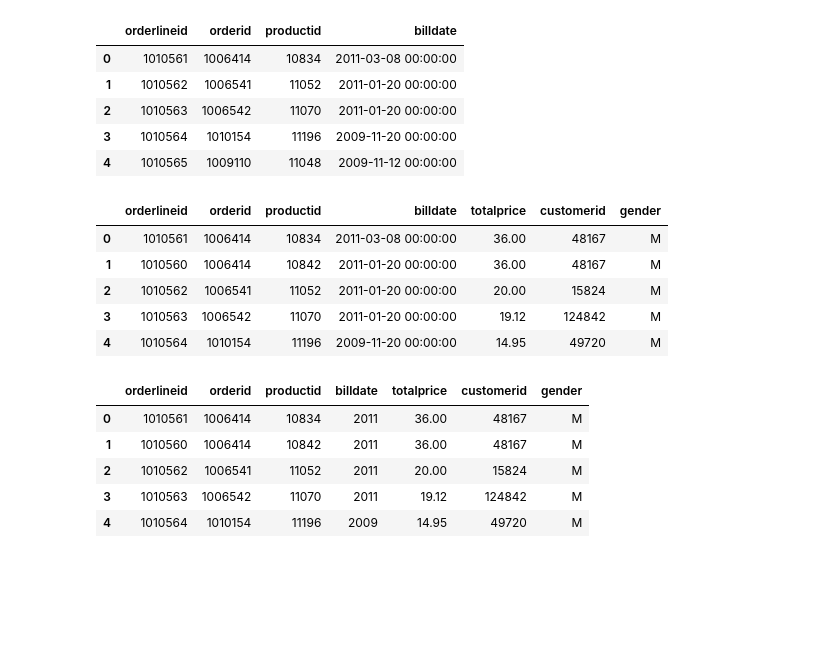
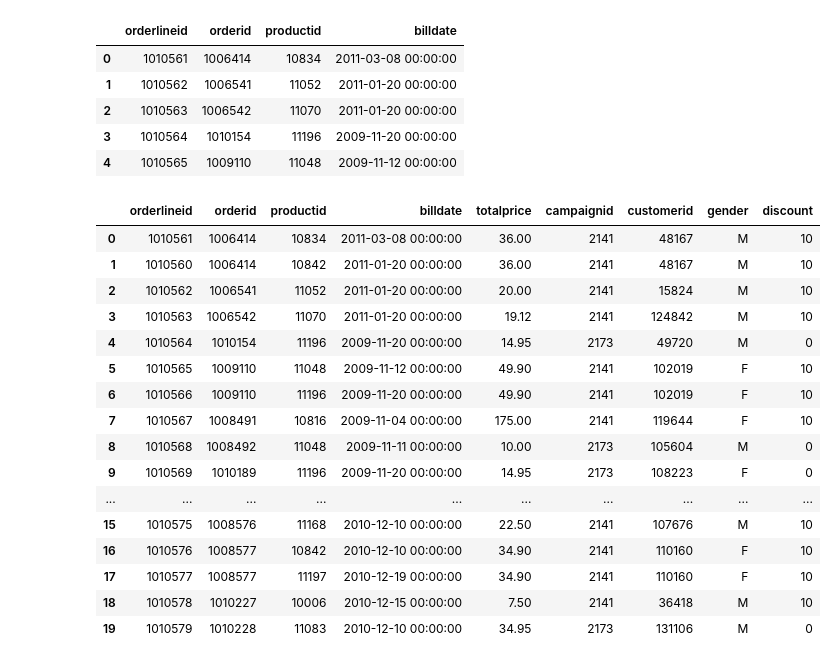
Before and after one commit to MariuszWroc/dataScience, a Jupyter notebook: data science - projekt.ipynb, the cells around one changed output. Saved outputs shown, nothing was run; the diff lists cells and outputs as text; code cells hidden in the pictures; blank space fills up the shorter version.

```diff
--- a/data science - projekt.ipynb
+++ b/data science - projekt.ipynb
@@ -127,0 +93,4 @@ ordersCustomer.head()
+# %%
+selectCampaigns = '''SELECT discount, campaignid from campaigns '''
+campaignsDF = pd.read_sql_query(selectCampaigns, dbConnection)
+campaignsDF.sort_values(by=["discount"], ascending=0).head(100)
@@ -127,0 +116,3 @@ ordersCustomer.head()
+# %%
+ordersCustomerAndCampaigns = ordersCustomer.merge(campaignsDF, on='campaignid')
+ordersCustomerAndCampaigns.head()
@@ -138,14 +136,25 @@ orderLines.head()
 | 3 | 1010564 | 1010154 | 11196 | 2009-11-20 00:00:00 |
 | 4 | 1010565 | 1009110 | 11048 | 2009-11-12 00:00:00 |
 # %%
-orderlinesOrderCustomer = orderLines.merge(ordersCustomer, on='orderid')
+orderlinesOrderCustomerCampaign = orderLines.merge(ordersCustomerAndCampaigns, on='orderid')
-# %%
-orderlinesOrderCustomer.head()
-# %% [output]
-|  | orderlineid | orderid | productid | billdate | totalprice | customerid | gender |
-| 0 | 1010561 | 1006414 | 10834 | 2011-03-08 00:00:00 | 36.00 | 48167 | M |
-| 1 | 1010560 | 1006414 | 10842 | 2011-01-20 00:00:00 | 36.00 | 48167 | M |
-| 2 | 1010562 | 1006541 | 11052 | 2011-01-20 00:00:00 | 20.00 | 15824 | M |
-| 3 | 1010563 | 1006542 | 11070 | 2011-01-20 00:00:00 | 19.12 | 124842 | M |
-| 4 | 1010564 | 1010154 | 11196 | 2009-11-20 00:00:00 | 14.95 | 49720 | M |
+# %%
+orderlinesOrderCustomerCampaign.head(20)
+# %% [output]
+|  | orderlineid | orderid | productid | billdate | totalprice | campaignid | customerid | gender | discount |
+| 0 | 1010561 | 1006414 | 10834 | 2011-03-08 00:00:00 | 36.00 | 2141 | 48167 | M | 10 |
+| 1 | 1010560 | 1006414 | 10842 | 2011-01-20 00:00:00 | 36.00 | 2141 | 48167 | M | 10 |
+| 2 | 1010562 | 1006541 | 11052 | 2011-01-20 00:00:00 | 20.00 | 2141 | 15824 | M | 10 |
+| 3 | 1010563 | 1006542 | 11070 | 2011-01-20 00:00:00 | 19.12 | 2141 | 124842 | M | 10 |
+| 4 | 1010564 | 1010154 | 11196 | 2009-11-20 00:00:00 | 14.95 | 2173 | 49720 | M | 0 |
+| 5 | 1010565 | 1009110 | 11048 | 2009-11-12 00:00:00 | 49.90 | 2141 | 102019 | F | 10 |
+| 6 | 1010566 | 1009110 | 11196 | 2009-11-20 00:00:00 | 49.90 | 2141 | 102019 | F | 10 |
+| 7 | 1010567 | 1008491 | 10816 | 2009-11-04 00:00:00 | 175.00 | 2141 | 119644 | F | 10 |
+| 8 | 1010568 | 1008492 | 11048 | 2009-11-11 00:00:00 | 10.00 | 2173 | 105604 | M | 0 |
+| 9 | 1010569 | 1010189 | 11196 | 2009-11-20 00:00:00 | 14.95 | 2173 | 108223 | F | 0 |
+| ... | ... | ... | ... | ... | ... | ... | ... | ... | ... |
+| 15 | 1010575 | 1008576 | 11168 | 2010-12-10 00:00:00 | 22.50 | 2141 | 107676 | M | 10 |
+| 16 | 1010576 | 1008577 | 10842 | 2010-12-10 00:00:00 | 34.90 | 2141 | 110160 | F | 10 |
+| 17 | 1010577 | 1008577 | 11197 | 2010-12-19 00:00:00 | 34.90 | 2141 | 110160 | F | 10 |
+| 18 | 1010578 | 1010227 | 10006 | 2010-12-15 00:00:00 | 7.50 | 2141 | 36418 | M | 10 |
+| 19 | 1010579 | 1010228 | 11083 | 2010-12-10 00:00:00 | 34.95 | 2173 | 131106 | M | 0 |
 # %%
@@ -153,9 +161,0 @@ orderlinesOrderCustomer["billdate"] = pd.to_datetime(orderlinesOrderCustomer["bi
-# %%
-orderlinesOrderCustomer.head()
-# %% [output]
-|  | orderlineid | orderid | productid | billdate | totalprice | customerid | gender |
-| 0 | 1010561 | 1006414 | 10834 | 2011 | 36.00 | 48167 | M |
-| 1 | 1010560 | 1006414 | 10842 | 2011 | 36.00 | 48167 | M |
-| 2 | 1010562 | 1006541 | 11052 | 2011 | 20.00 | 15824 | M |
-| 3 | 1010563 | 1006542 | 11070 | 2011 | 19.12 | 124842 | M |
-| 4 | 1010564 | 1010154 | 11196 | 2009 | 14.95 | 49720 | M |
```
Also changed, not shown: parts of 21 cells of this notebook.
